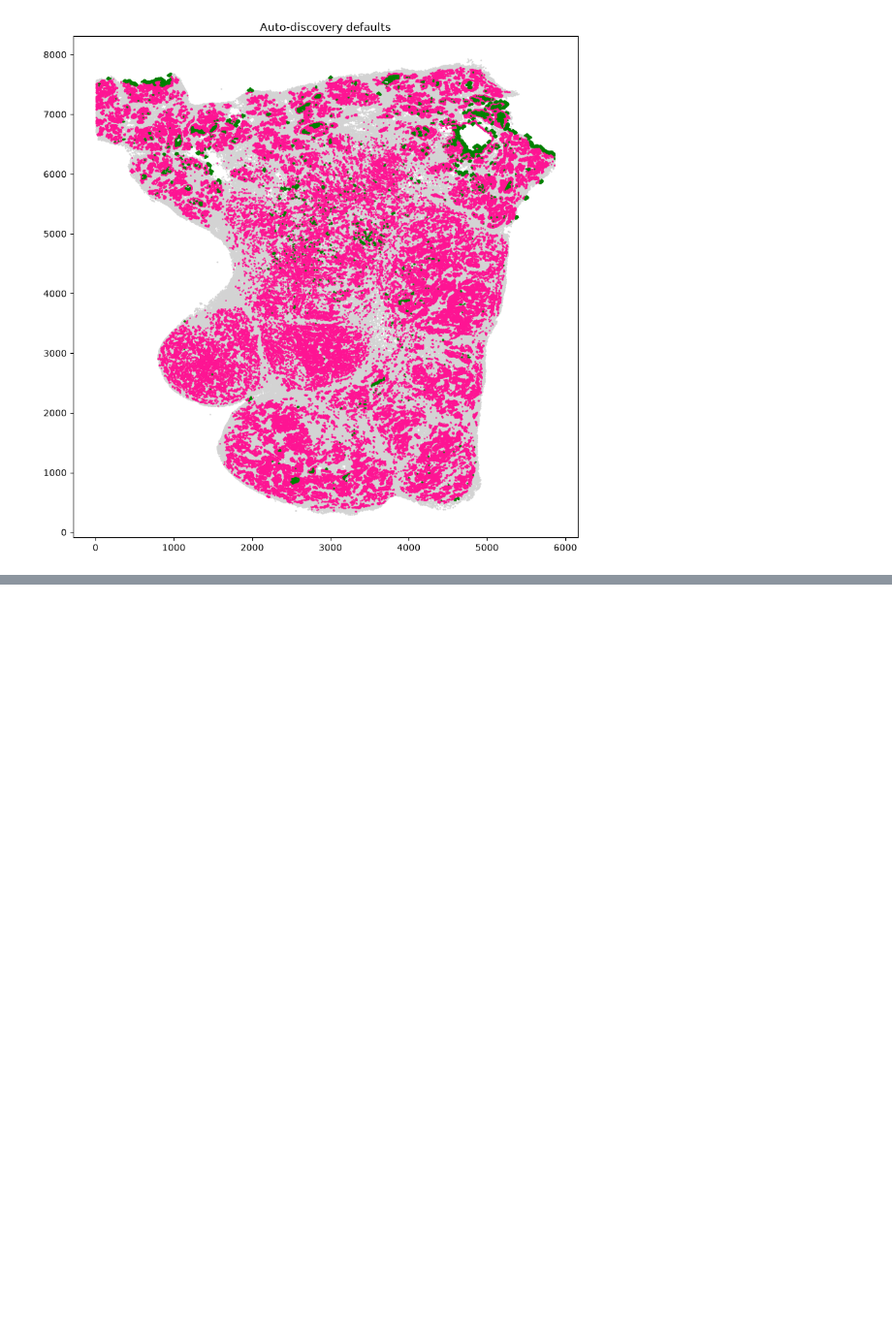
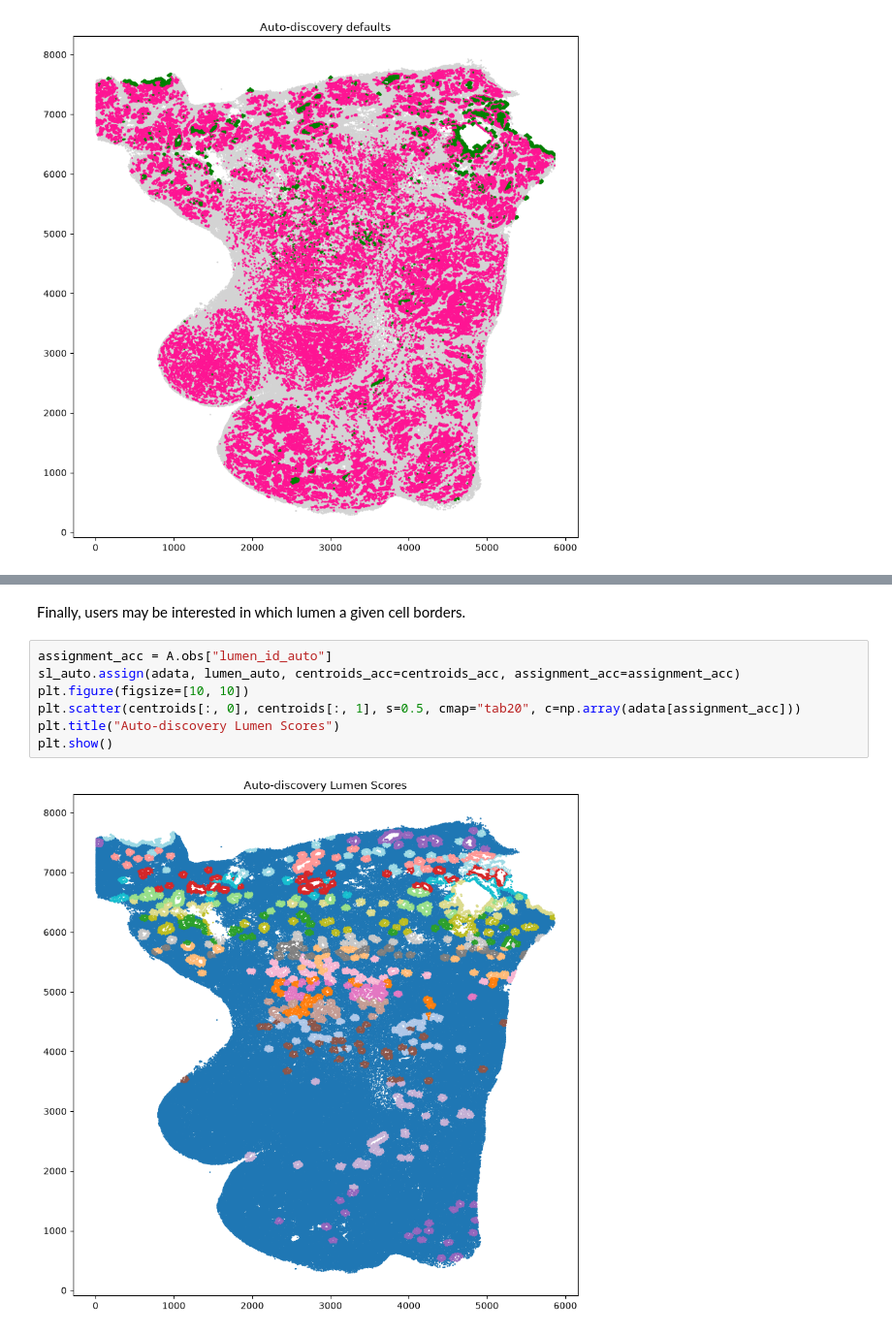
Before and after one commit to sail-mskcc/seq-lumen, a Jupyter notebook: docs/notebooks/example.ipynb, the cells around one changed output, grey strips where cells are left out. Shown at 97% size. Cells and saved outputs as stored; diff of their text form; blank space fills up the shorter version.

Commit message:
add assignment function

```diff
--- a/docs/notebooks/example.ipynb
+++ b/docs/notebooks/example.ipynb
@@ -89,3 +86,14 @@ plt.title("Default Lumen Scores")
 plt.show()
 # %% [output]
 [figure]
+# %% [markdown]
+Finally, users may be interested in which lumen a given cell borders.
+# %%
+assignment_acc = A.obs["lumen_id_auto"]
+sl_auto.assign(adata, lumen_auto, centroids_acc=centroids_acc, assignment_acc=assignment_acc)
+plt.figure(figsize=[10, 10])
+plt.scatter(centroids[:, 0], centroids[:, 1], s=0.5, cmap="tab20", c=np.array(adata[assignment_acc]))
+plt.title("Auto-discovery Lumen Scores")
+plt.show()
+# %% [output]
+[figure, added]
```
Also changed, not shown: parts of 7 cells of this notebook, 6 other files.
